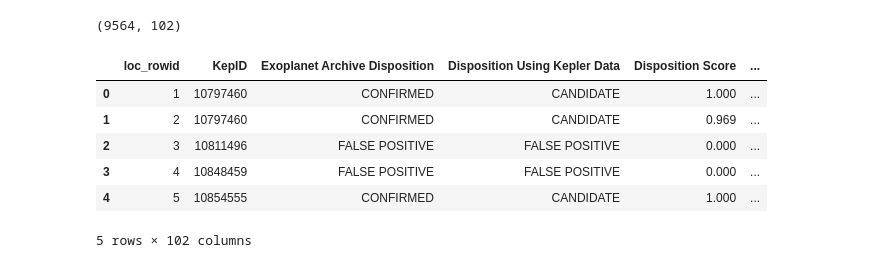
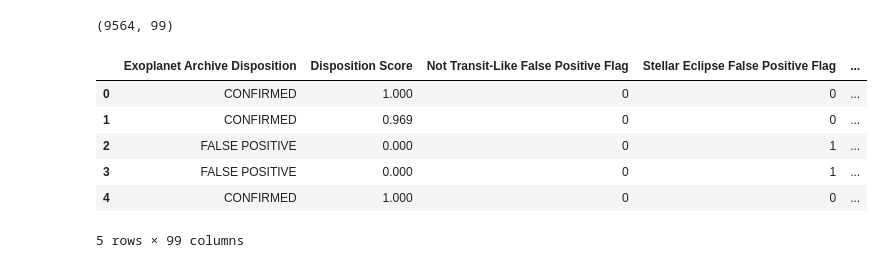
Before and after one commit to josiahcoad/LaSerenaDataScience, a Jupyter notebook: Expermental.ipynb, the cells around one changed output. Saved outputs shown, nothing was run; the diff lists cells and outputs as text; code cells hidden in the pictures.

```diff
--- a/Expermental.ipynb
+++ b/Expermental.ipynb
@@ -57,14 +57,17 @@ import warnings
 warnings.filterwarnings("ignore")
 # %%
 raw = pd.read_csv('KeplerData.csv')
+target_name = 'Exoplanet Archive Disposition'
+feature_names = raw.columns[4:]
+raw = raw[[target_name, *feature_names]]
 print(raw.shape)
 raw.head()
 # %% [output]
-(9564, 102)
+(9564, 99)
-|  | loc_rowid | KepID | Exoplanet Archive Disposition | Disposition Using Kepler Data | Disposition Score | ... |
-| 0 | 1 | 10797460 | CONFIRMED | CANDIDATE | 1.000 | ... |
-| 1 | 2 | 10797460 | CONFIRMED | CANDIDATE | 0.969 | ... |
-| 2 | 3 | 10811496 | FALSE POSITIVE | FALSE POSITIVE | 0.000 | ... |
-| 3 | 4 | 10848459 | FALSE POSITIVE | FALSE POSITIVE | 0.000 | ... |
-| 4 | 5 | 10854555 | CONFIRMED | CANDIDATE | 1.000 | ... |
+|  | Exoplanet Archive Disposition | Disposition Score | Not Transit-Like False Positive Flag | Stellar Eclipse False Positive Flag | ... |
+| 0 | CONFIRMED | 1.000 | 0 | 0 | ... |
+| 1 | CONFIRMED | 0.969 | 0 | 0 | ... |
+| 2 | FALSE POSITIVE | 0.000 | 0 | 1 | ... |
+| 3 | FALSE POSITIVE | 0.000 | 0 | 1 | ... |
+| 4 | CONFIRMED | 1.000 | 0 | 0 | ... |
-5 rows × 102 columns
+5 rows × 99 columns
```
Also changed, not shown: parts of 17 cells of this notebook.
